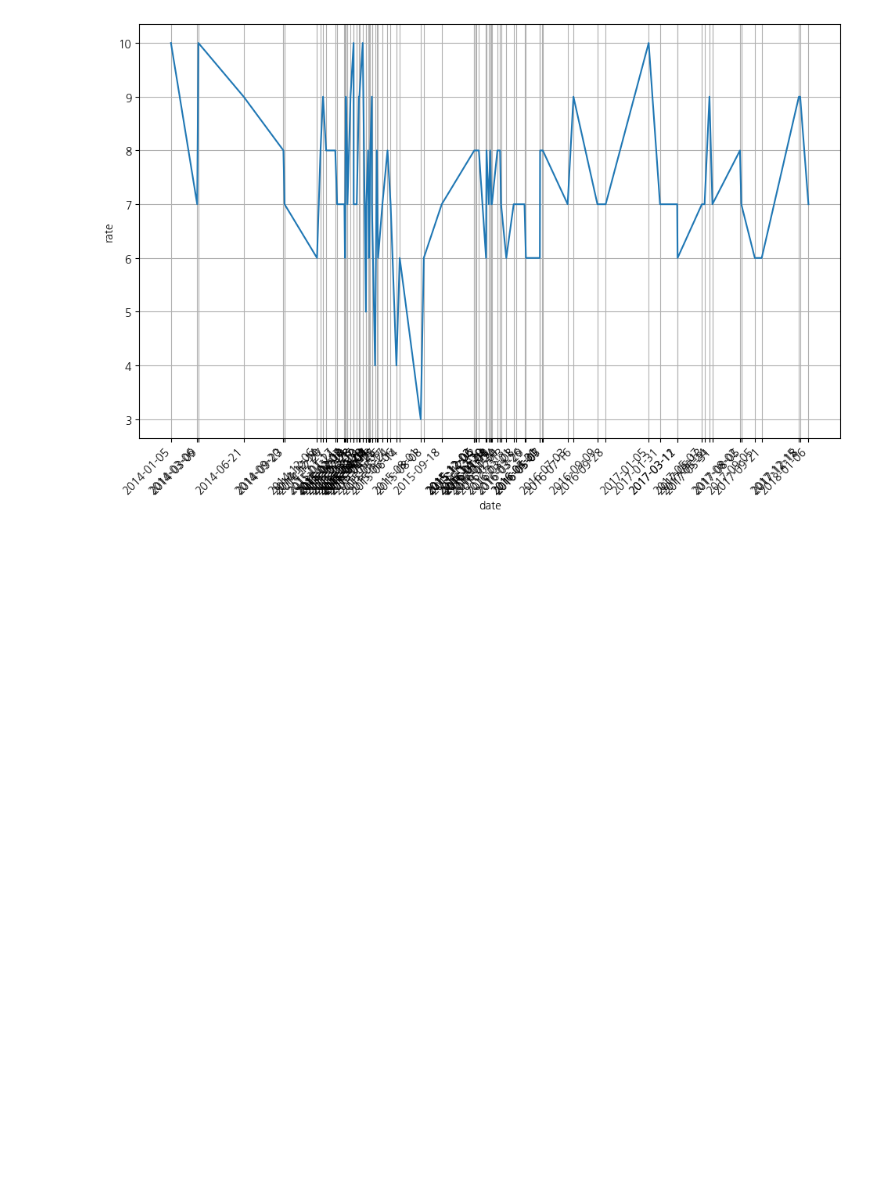
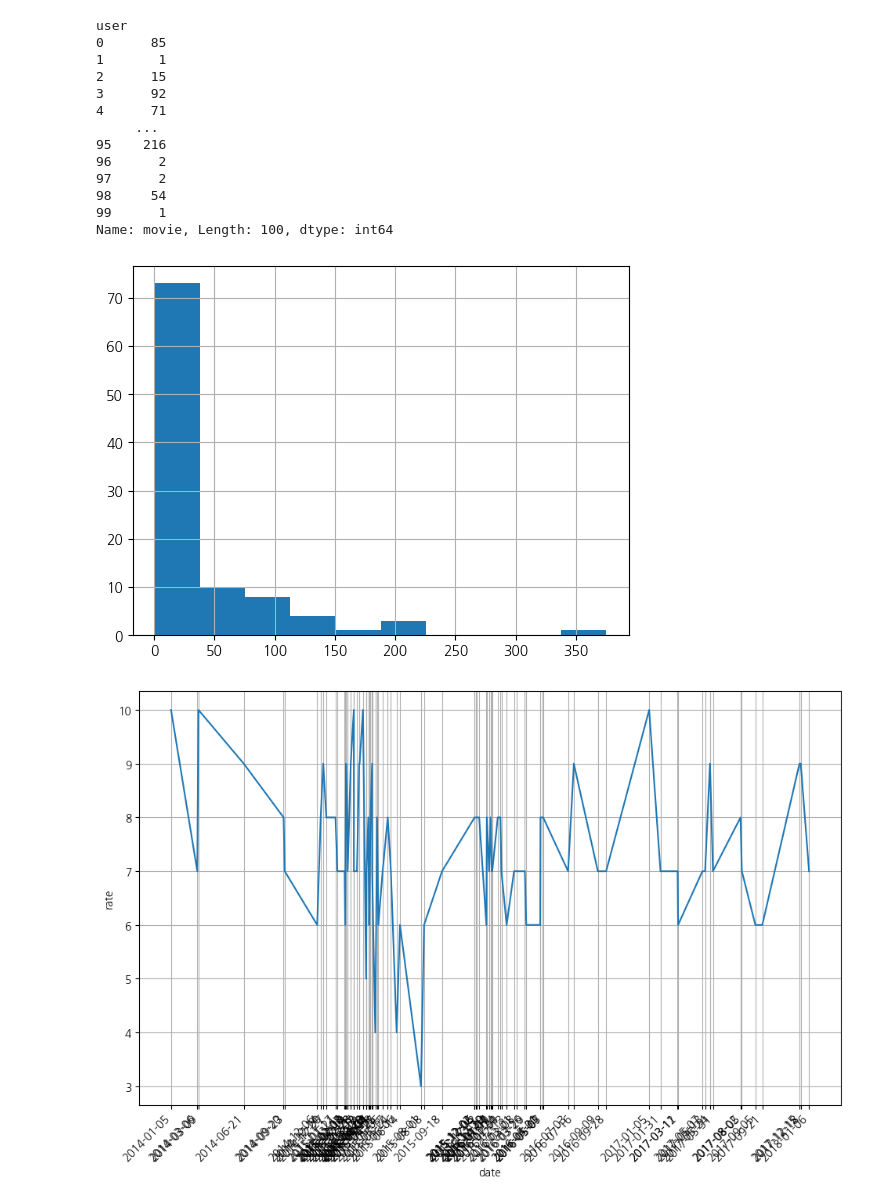
Before and after one commit to Hyungjuk42/Codyssey, a Jupyter notebook: Ch1/2. 데이터셋 조사 및 분석/5_사용자_탐색.ipynb, the cells around one changed output. Drawn from its saved outputs; the diff is of its cells as text; code cells hidden in the pictures; blank space fills up the shorter version.

```diff
--- a/Ch1/2. 데이터셋 조사 및 분석/5_사용자_탐색.ipynb
+++ b/Ch1/2. 데이터셋 조사 및 분석/5_사용자_탐색.ipynb
@@ -137,0 +85,12 @@ get_chart_from(user_df, 'count', '', ChartShape.HISTOGRAM)
+# %%
+# Function
+
+def get_df_strict_from(path: str, sep: str = ','):
+    df = get_df_from(path, sep)
+    for _ in range(3):
+        if df is not None:
+            return df
+        new_path = input('오류가 발생했습니다. 정확한 경로를 확인해주세요: ')
+        new_sep = input('구분자를 입력해주세요: ')
+        df = get_df_from(new_path, new_sep)
+    exit()
@@ -138,3 +103,24 @@ get_chart_from(user_df, 'count', '', ChartShape.HISTOGRAM)
+# %%
+rates_user_df = rates_df.groupby('user').agg(len)['movie'][:100]
+print(rates_user_df)
+rates_user_df.hist(bins=10)
+plt.show()
+# get_chart_from(rates_user_df, 'movie', 'episodes', shape=ChartShape.HISTOGRAM)
+# %% [output]
+user
+0      85
+1       1
+2      15
+3      92
+4      71
+     ...
+95    216
+96      2
+97      2
+98     54
+99      1
+Name: movie, Length: 100, dtype: int64
+[figure, added]
 # %%
 import datetime
 
```
Also changed, not shown: parts of 8 cells of this notebook, 1 other file.
